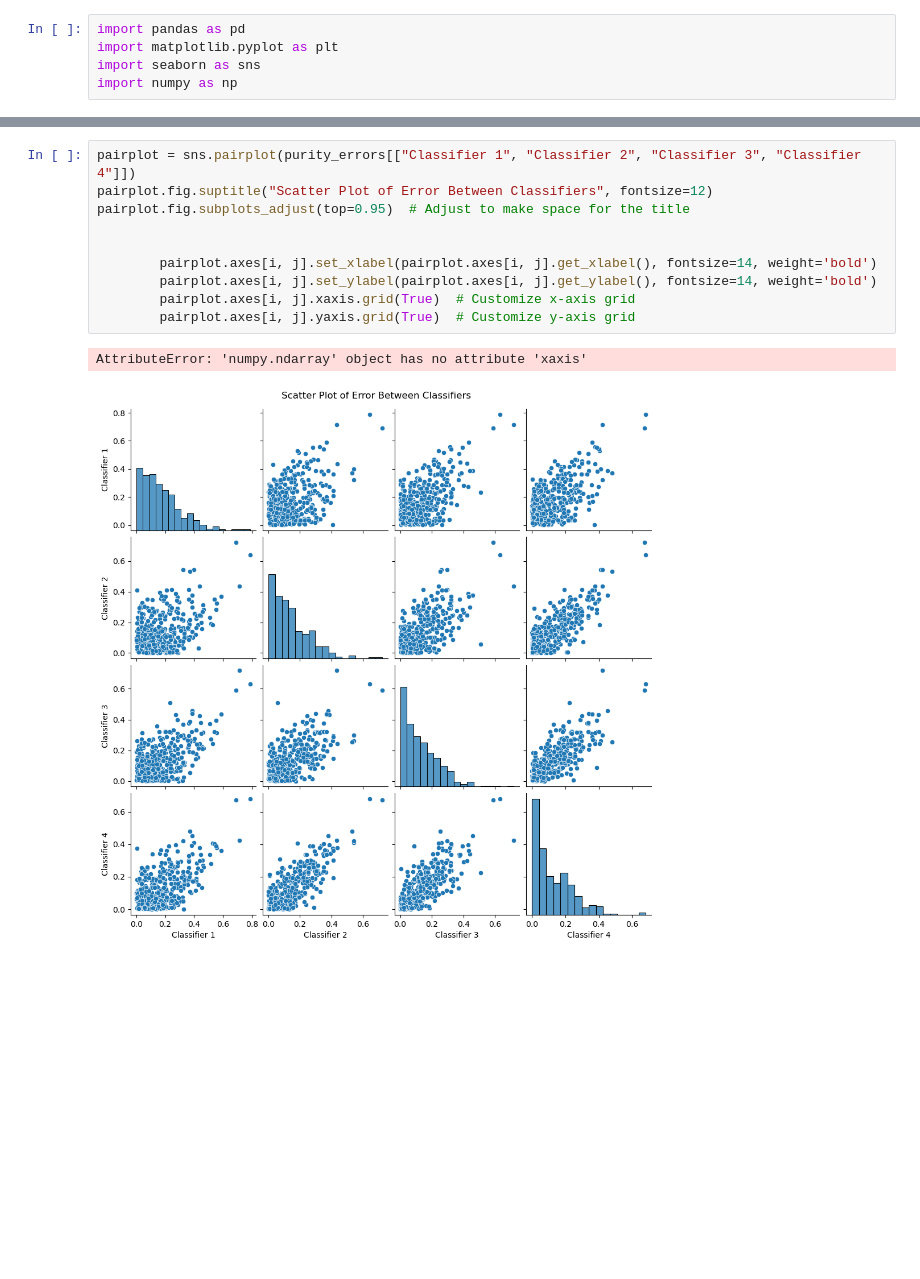
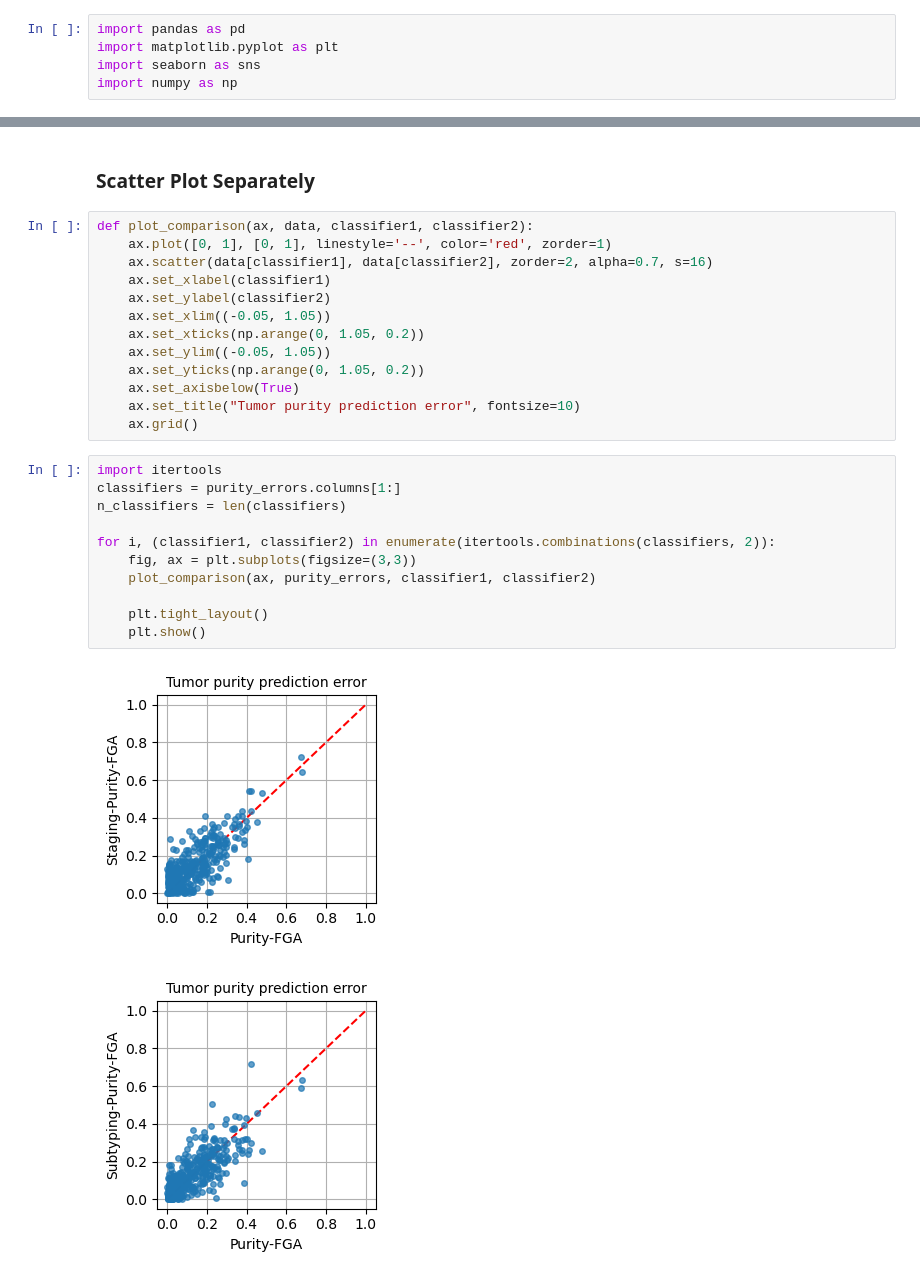
Before and after one commit to chiphan1110/BII-ITH-Viz, a Jupyter notebook: plot_errors.ipynb, the cells around one changed output, grey strips where cells are left out. Cells and saved outputs as stored; diff of their text form; blank space fills up the shorter version.

Commit message:
Add full data

```diff
--- a/plot_errors.ipynb
+++ b/plot_errors.ipynb
@@ -89,13 +50,29 @@ plot_errors(purity_errors)
-# %%
-pairplot = sns.pairplot(purity_errors[["Classifier 1", "Classifier 2", "Classifier 3", "Classifier 4"]])
-pairplot.fig.suptitle("Scatter Plot of Error Between Classifiers", fontsize=12)
-pairplot.fig.subplots_adjust(top=0.95)  # Adjust to make space for the title
-
-
-        pairplot.axes[i, j].set_xlabel(pairplot.axes[i, j].get_xlabel(), fontsize=14, weight='bold')
-        pairplot.axes[i, j].set_ylabel(pairplot.axes[i, j].get_ylabel(), fontsize=14, weight='bold')
-        pairplot.axes[i, j].xaxis.grid(True)  # Customize x-axis grid
-        pairplot.axes[i, j].yaxis.grid(True)  # Customize y-axis grid
-# %% [output]
-AttributeError: 'numpy.ndarray' object has no attribute 'xaxis'
-[figure, removed]
+# %% [markdown]
+### Scatter Plot Separately
+# %%
+def plot_comparison(ax, data, classifier1, classifier2):
+    ax.plot([0, 1], [0, 1], linestyle='--', color='red', zorder=1)
+    ax.scatter(data[classifier1], data[classifier2], zorder=2, alpha=0.7, s=16)
+    ax.set_xlabel(classifier1)
+    ax.set_ylabel(classifier2)
+    ax.set_xlim((-0.05, 1.05))
+    ax.set_xticks(np.arange(0, 1.05, 0.2))
+    ax.set_ylim((-0.05, 1.05))
+    ax.set_yticks(np.arange(0, 1.05, 0.2))
+    ax.set_axisbelow(True)
+    ax.set_title("Tumor purity prediction error", fontsize=10)
+    ax.grid()
+# %%
+import itertools
+classifiers = purity_errors.columns[1:]
+n_classifiers = len(classifiers)
+
+for i, (classifier1, classifier2) in enumerate(itertools.combinations(classifiers, 2)):
+    fig, ax = plt.subplots(figsize=(3,3))
+    plot_comparison(ax, purity_errors, classifier1, classifier2)
+
+    plt.tight_layout()
+    plt.show()
+# %% [output]
+[figure, added]
+[figure, added]
```
Also changed, not shown: parts of 25 cells of this notebook, 16 other files.
